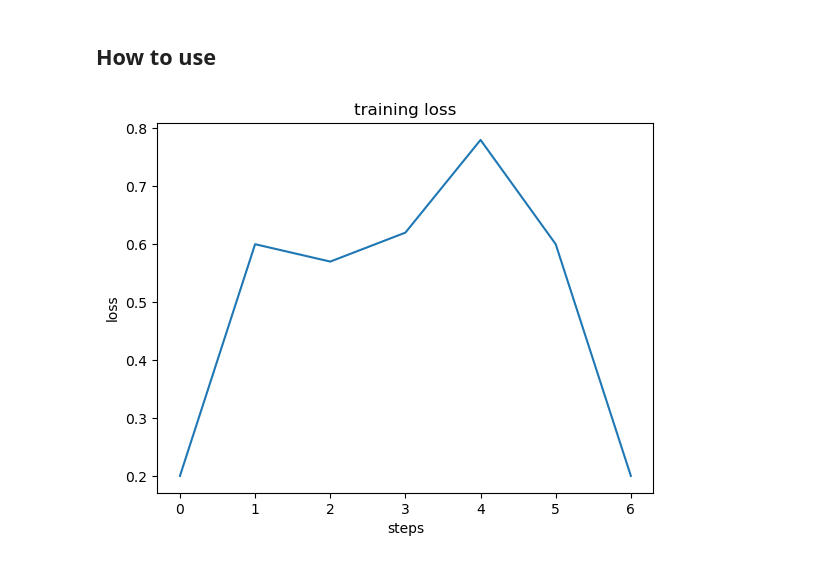
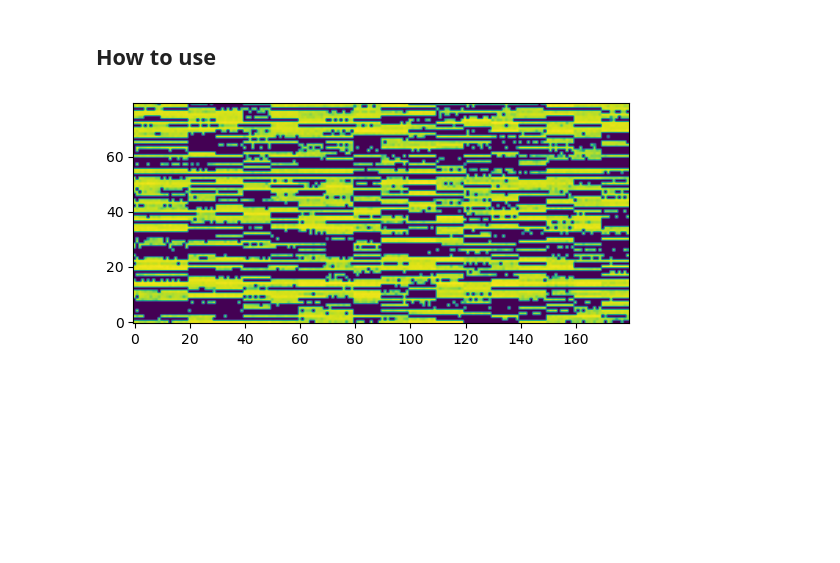
Before and after one commit to ahadjawaid/fastspeech, a Jupyter notebook: nbs/index.ipynb, the cells around one changed output. Cells and saved outputs as stored; diff of their text form; code cells hidden in the pictures; blank space fills up the shorter version.

```diff
--- a/nbs/index.ipynb
+++ b/nbs/index.ipynb
@@ -16,5 +18,23 @@ from fastspeech.visualize import plot_loss
-# %%
-loss = [0.2, 0.6, 0.57, 0.62, 0.78, 0.60, 0.2]
-plot_loss(loss)
-# %% [output]
-[figure, removed]
+# %%
+#| hide
+vocab_sz, n_bins = 86, 80
+ni, nh, fs = 16, 2, 18
+ks, p = [3, 3], [0.1, 0.1]
+fft_config = FFTConfig(ni, nh, fs, ks, p)
+dp_config = DPConfig(ni, ni, ks, p)
+
+seq_len = 18
+bs = 16
+
+vec = torch.randint(vocab_sz, (bs, seq_len))
+durations = torch.tensor([[10]*seq_len for _ in range(bs)])
+# %%
+model = FastSpeech(vocab_sz, ni, n_bins, fft_config, 4,
+                   fft_config, 4, dp_config)
+
+with torch.no_grad():
+    mels = model(vec, durations)[0]
+
+show_mel(mels[0])
+# %% [output]
+[figure, added]
```
Also changed, not shown: parts of 1 cell of this notebook, 2 other files.
